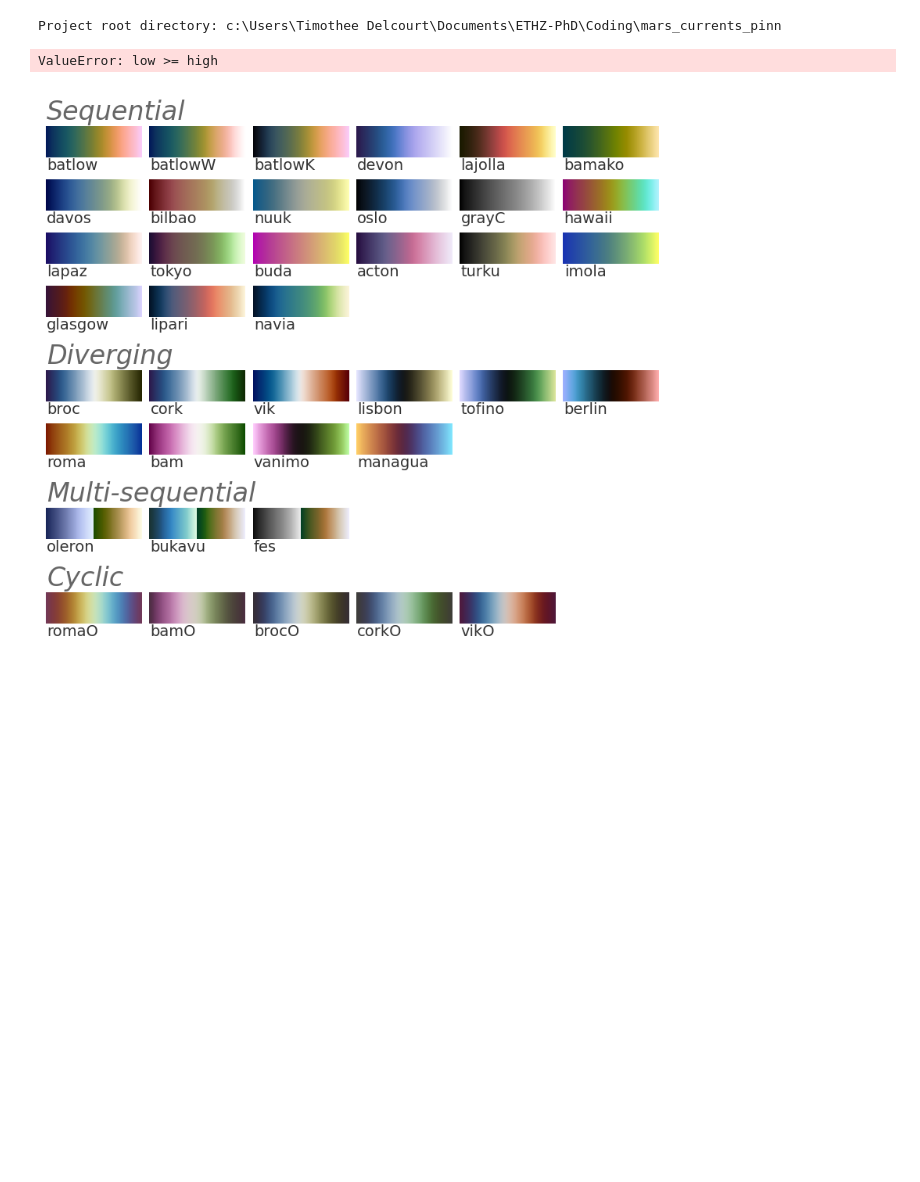
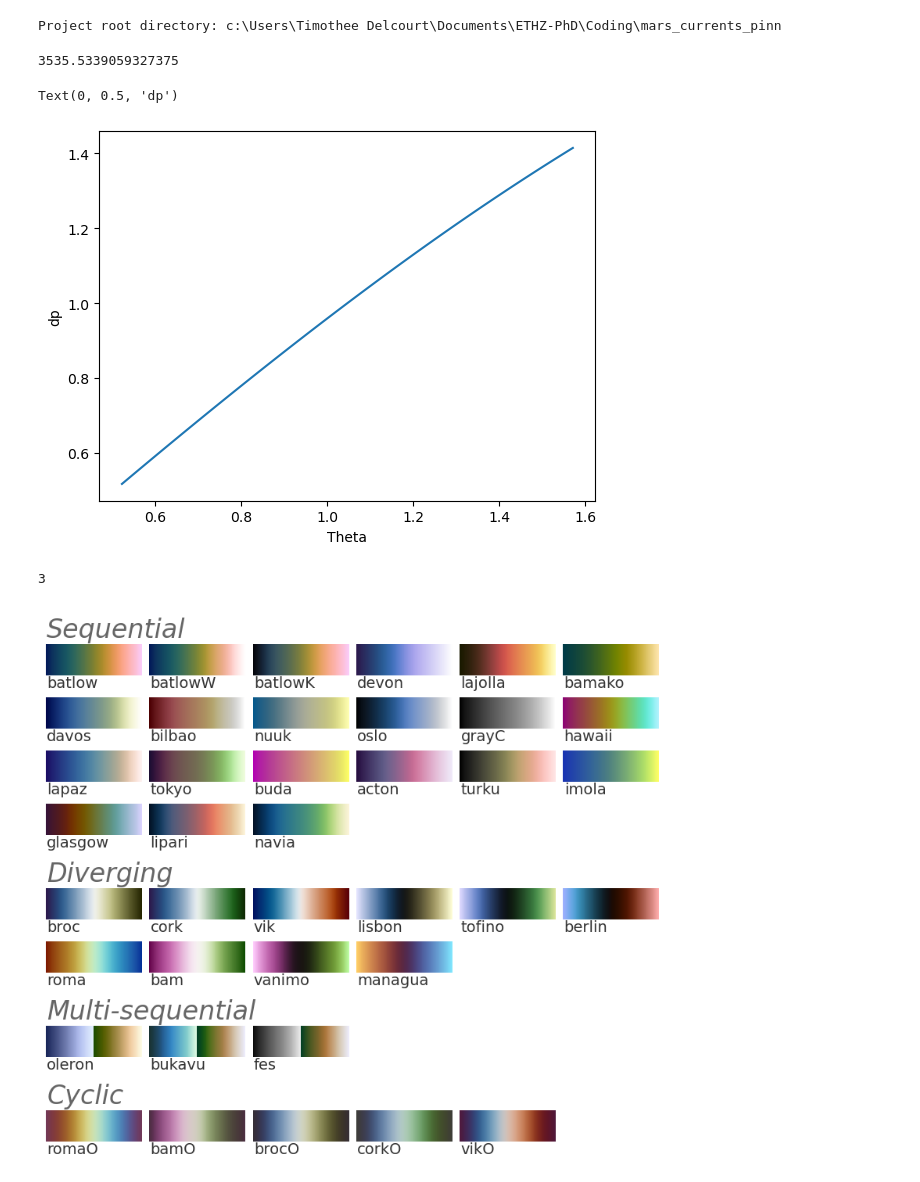
Before and after one commit to TimotheeDelcourt/mars_currents_pinn, a Jupyter notebook: scripts/playground.ipynb, the cells around one changed output. Cells and saved outputs as stored; diff of their text form; code cells hidden in the pictures; blank space fills up the shorter version.

```diff
--- a/scripts/playground.ipynb
+++ b/scripts/playground.ipynb
@@ -25,10 +25,23 @@ import cmcrameri.cm as cmc
 import scripts.data_conversion as dc
 # %% [output]
 Project root directory: c:\Users\Timothee Delcourt\Documents\ETHZ-PhD\Coding\mars_currents_pinn
+# %%
+print(np.sqrt(2*(2500**2)))
+# %% [output]
+3535.5339059327375
+# %%
+theta = np.linspace(np.pi/6, np.pi/2, 100)
+dp = 2*np.sin(theta/2)
+plt.plot(theta, dp)
+plt.xlabel('Theta')
+plt.ylabel('dp')
+# %% [output]
+Text(0, 0.5, 'dp')
+[figure, added]
 # %%
-print(np.random.randint(3,3))
+print(np.random.choice([3]))
 # %% [output]
-ValueError: low >= high
+3
 # %%
 cmc.show_cmaps()
 # %% [output]
```
Also changed, not shown: parts of 1 cell of this notebook, 6 other files.
